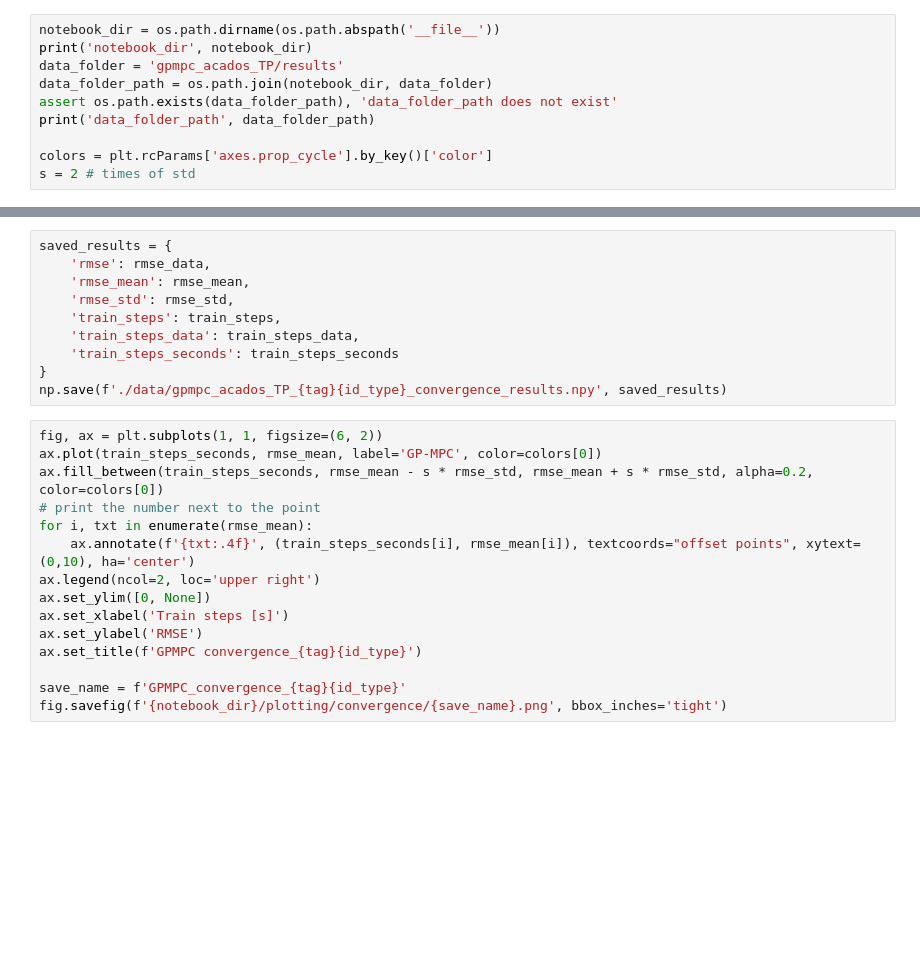
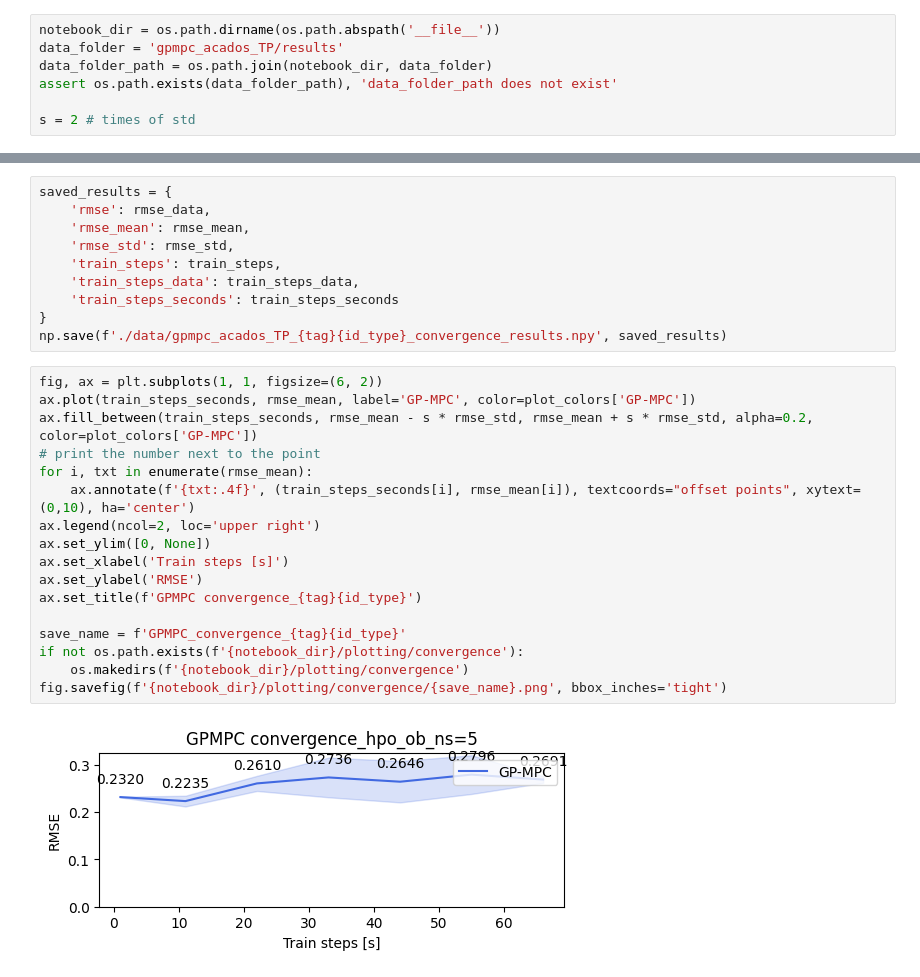
Before and after one commit to middleyuan/safe-control-gym, a Jupyter notebook: benchmarking_sim/quadrotor/plot_gpmpc.ipynb, the cells around one changed output, grey strips where cells are left out. Saved outputs shown, nothing was run; the diff lists cells and outputs as text; blank space fills up the shorter version.

Commit message:
streamline plotting

```diff
--- a/benchmarking_sim/quadrotor/plot_gpmpc.ipynb
+++ b/benchmarking_sim/quadrotor/plot_gpmpc.ipynb
@@ -6,12 +8,9 @@ import matplotlib.pyplot as plt
 # %%
 notebook_dir = os.path.dirname(os.path.abspath('__file__'))
-print('notebook_dir', notebook_dir)
 data_folder = 'gpmpc_acados_TP/results'
 data_folder_path = os.path.join(notebook_dir, data_folder)
 assert os.path.exists(data_folder_path), 'data_folder_path does not exist'
-print('data_folder_path', data_folder_path)
 
-colors = plt.rcParams['axes.prop_cycle'].by_key()['color']
 s = 2 # times of std
 # %%
 def extract_rollouts(notebook_dir, data_folder, controller_name, additional=''):
@@ -231,16 +201,20 @@ saved_results = {
 np.save(f'./data/gpmpc_acados_TP_{tag}{id_type}_convergence_results.npy', saved_results)
 # %%
 fig, ax = plt.subplots(1, 1, figsize=(6, 2))
-ax.plot(train_steps_seconds, rmse_mean, label='GP-MPC', color=colors[0])
-ax.fill_between(train_steps_seconds, rmse_mean - s * rmse_std, rmse_mean + s * rmse_std, alpha=0.2, color=colors[0])
+ax.plot(train_steps_seconds, rmse_mean, label='GP-MPC', color=plot_colors['GP-MPC'])
+ax.fill_between(train_steps_seconds, rmse_mean - s * rmse_std, rmse_mean + s * rmse_std, alpha=0.2, color=plot_colors['GP-MPC'])
 # print the number next to the point
 for i, txt in enumerate(rmse_mean):
     ax.annotate(f'{txt:.4f}', (train_steps_seconds[i], rmse_mean[i]), textcoords="offset points", xytext=(0,10), ha='center')
 ax.legend(ncol=2, loc='upper right')
 ax.set_ylim([0, None])
 ax.set_xlabel('Train steps [s]')
 ax.set_ylabel('RMSE')
 ax.set_title(f'GPMPC convergence_{tag}{id_type}')
 
 save_name = f'GPMPC_convergence_{tag}{id_type}'
+if not os.path.exists(f'{notebook_dir}/plotting/convergence'):
+    os.makedirs(f'{notebook_dir}/plotting/convergence')
 fig.savefig(f'{notebook_dir}/plotting/convergence/{save_name}.png', bbox_inches='tight')
+# %% [output]
+[figure, added]
```
Also changed, not shown: parts of 6 cells of this notebook, 11 other files.
